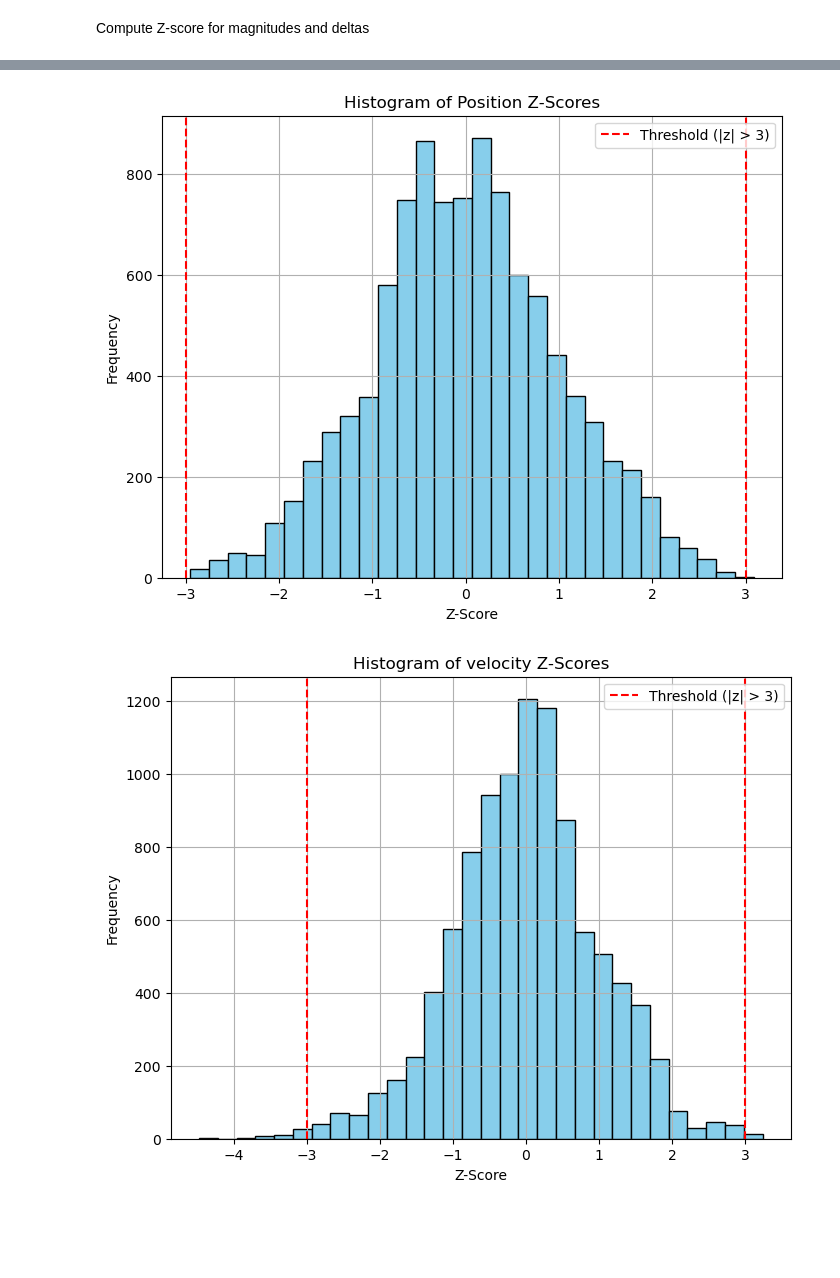
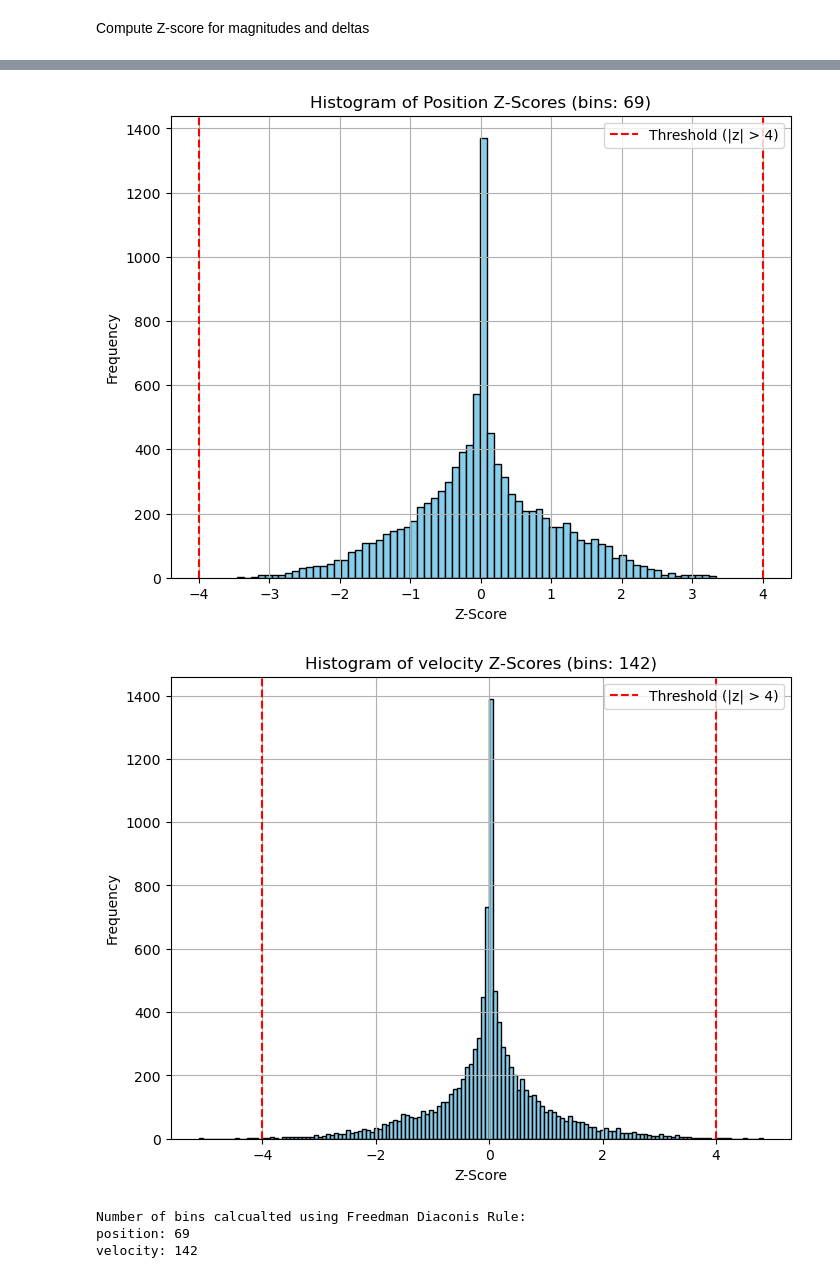
Before and after one commit to amoozing2539/Anomaly_Detection_ISS, a Jupyter notebook: iss_zayra_analysis.ipynb, the cells around one changed output, grey strips where cells are left out. Cells and saved outputs as stored; diff of their text form; code cells hidden in the pictures; blank space fills up the shorter version.

```diff
--- a/iss_zayra_analysis.ipynb
+++ b/iss_zayra_analysis.ipynb
@@ -132,33 +192,57 @@ Detected Anomalies: 51
+# %%
+#Calcualtes the ideal number of bins based on the interquartile range
+def ideal_bins(data):
+    """
+    Calculates the ideal nubmer of bins based using the Freedman Diaconis Rule
+    """
+    q1 = np.percentile(data, 25)
+    q3 = np.percentile(data, 75)
+    iqr = q3 - q1
+    bin_width = 2 * iqr / (len(data) ** (1/3))
+    if bin_width == 0:
+      return int(np.sqrt(len(data)))
+    num_bins = int(np.ceil((np.max(data) - np.min(data)) / bin_width))
+    return num_bins
 # %%
 ##Visualize teh z_score analysis##
-z_scores_position = data_normed_df_zscore['z_score_position']
+def plot_distributions(positions, velocities):
 
-# Plot histogram
-plt.figure(figsize=(8, 6))
-plt.hist(z_scores_position, bins=30, color='skyblue', edgecolor='black')
-plt.axvline(x=3, color='red', linestyle='--', label='Threshold (|z| > 3)')
-plt.axvline(x=-3, color='red', linestyle='--')
-plt.title('Histogram of Position Z-Scores')
-plt.xlabel('Z-Score')
-plt.ylabel('Frequency')
-plt.legend()
-plt.grid(True)
-plt.show()
+    num_bins = [ideal_bins(positions), ideal_bins(velocities)]
 
-# Example z-scores
-z_scores_vel = data_normed_df_zscore['z_score_velocity']
+    # Plot histogram position
+    plt.figure(figsize=(8, 6))
+    plt.hist(positions, bins=num_bins[0], color='skyblue', edgecolor='black')
+    plt.axvline(x=4, color='red', linestyle='--', label='Threshold (|z| > 4)')
+    plt.axvline(x=-4, color='red', linestyle='--')
+    plt.title('Histogram of Position Z-Scores (bins: '+str(num_bins[0])+')')
+    plt.xlabel('Z-Score')
+    plt.ylabel('Frequency')
+    plt.legend()
+    plt.grid(True)
+    plt.show()
 
-# Plot histogram
-plt.figure(figsize=(8, 6))
-plt.hist(z_scores_vel, bins=30, color='skyblue', edgecolor='black')
-plt.axvline(x=3, color='red', linestyle='--', label='Threshold (|z| > 3)')
-plt.axvline(x=-3, color='red', linestyle='--')
-plt.title('Histogram of velocity Z-Scores')
-plt.xlabel('Z-Score')
-plt.ylabel('Frequency')
-plt.legend()
-plt.grid(True)
-plt.show()
+    # Plot histogram velocity
+    plt.figure(figsize=(8, 6))
+    plt.hist(velocities, bins=num_bins[1], color='skyblue', edgecolor='black')
+    plt.axvline(x=4, color='red', linestyle='--', label='Threshold (|z| > 4)')
+    plt.axvline(x=-4, color='red', linestyle='--')
+    plt.title('Histogram of velocity Z-Scores (bins: '+str(num_bins[1])+')')
+    plt.xlabel('Z-Score')
+    plt.ylabel('Frequency')
+    plt.legend()
+    plt.grid(True)
+    plt.show()
+
+    print("Number of bins calcualted using Freedman Diaconis Rule: ")
+    print("position:", num_bins[0])
+    print("velocity:", num_bins[1])
+
+    return None
+
+plot_distributions(data_normed_df['z_score_delta_position'], data_normed_df['z_score_delta_velocity'])
 # %% [output]
-[figure, old version]
+[figure, new version]
-[figure, old version]
+[figure, new version]
+Number of bins calcualted using Freedman Diaconis Rule:
+position: 69
+velocity: 142
```
Also changed, not shown: parts of 13 cells of this notebook.
